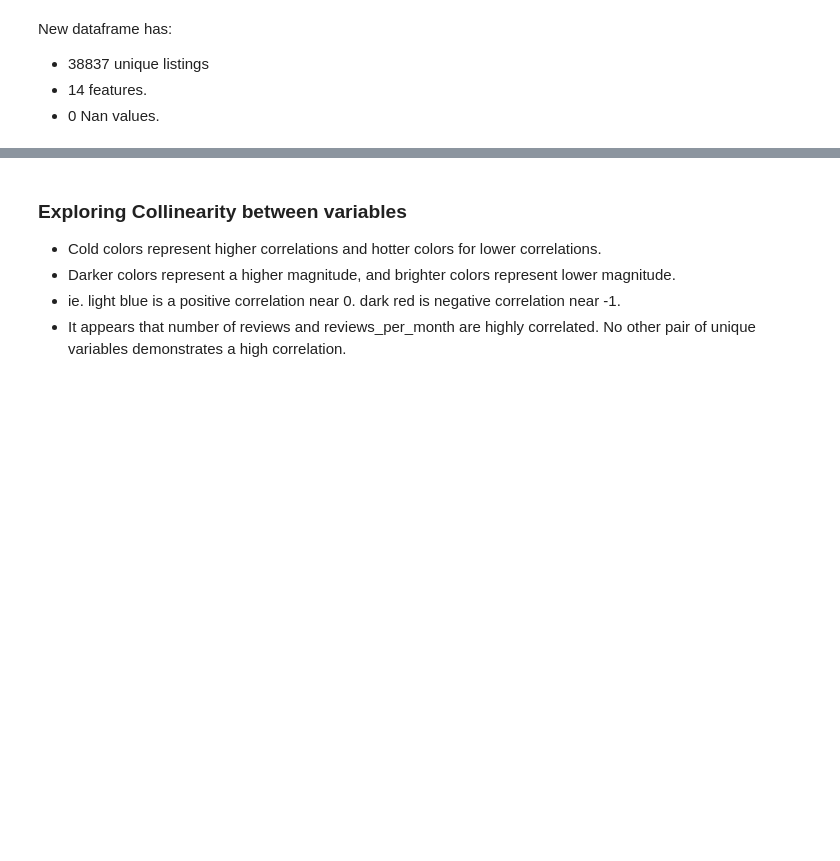
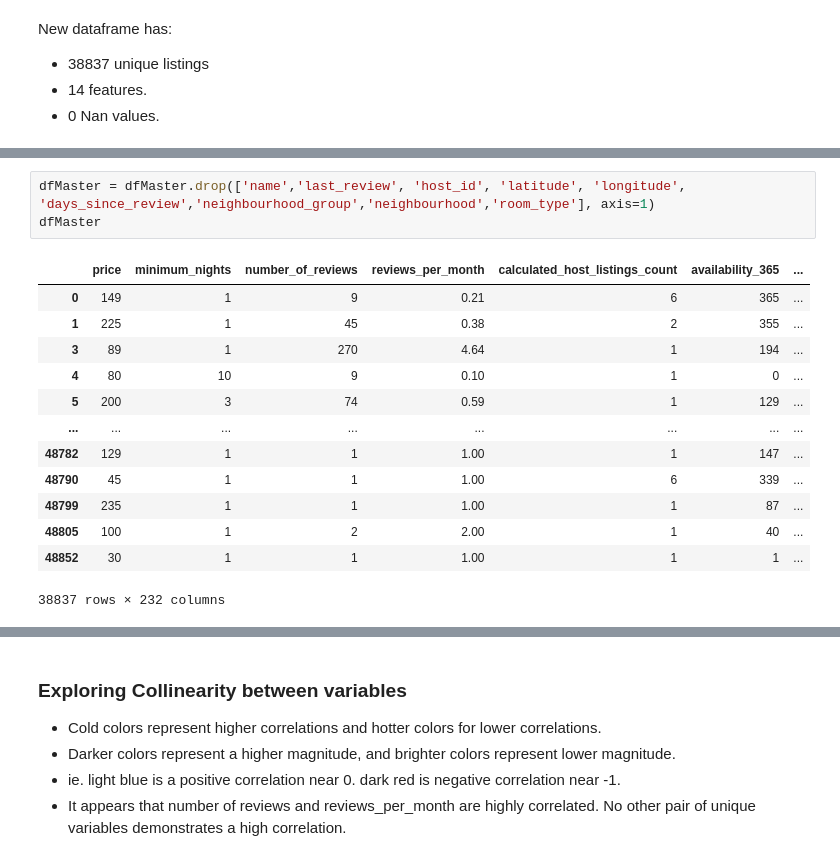
Before and after one commit to Sgipn/Airbnb_PricePred, a Jupyter notebook: notebooks/preprocessing&eda.ipynb, the cells around one changed output, grey strips where cells are left out. Cells and saved outputs as stored; diff of their text form; blank space fills up the shorter version.

Commit message:
drop unnecessary cols from dfMaster, fix wordcloud

```diff
--- a/notebooks/preprocessing&eda.ipynb
+++ b/notebooks/preprocessing&eda.ipynb
@@ -199,0 +166,17 @@ Name: days_since_review, Length: 38837, dtype: int64
+# %%
+dfMaster = dfMaster.drop(['name','last_review', 'host_id', 'latitude', 'longitude', 'days_since_review','neighbourhood_group','neighbourhood','room_type'], axis=1)
+dfMaster
+# %% [output]
+|  | price | minimum_nights | number_of_reviews | reviews_per_month | calculated_host_listings_count | availability_365 | ... |
+| 0 | 149 | 1 | 9 | 0.21 | 6 | 365 | ... |
+| 1 | 225 | 1 | 45 | 0.38 | 2 | 355 | ... |
+| 3 | 89 | 1 | 270 | 4.64 | 1 | 194 | ... |
+| 4 | 80 | 10 | 9 | 0.10 | 1 | 0 | ... |
+| 5 | 200 | 3 | 74 | 0.59 | 1 | 129 | ... |
+| ... | ... | ... | ... | ... | ... | ... | ... |
+| 48782 | 129 | 1 | 1 | 1.00 | 1 | 147 | ... |
+| 48790 | 45 | 1 | 1 | 1.00 | 6 | 339 | ... |
+| 48799 | 235 | 1 | 1 | 1.00 | 1 | 87 | ... |
+| 48805 | 100 | 1 | 2 | 2.00 | 1 | 40 | ... |
+| 48852 | 30 | 1 | 1 | 1.00 | 1 | 1 | ... |
+38837 rows × 232 columns
```
Also changed, not shown: parts of 18 cells of this notebook.
